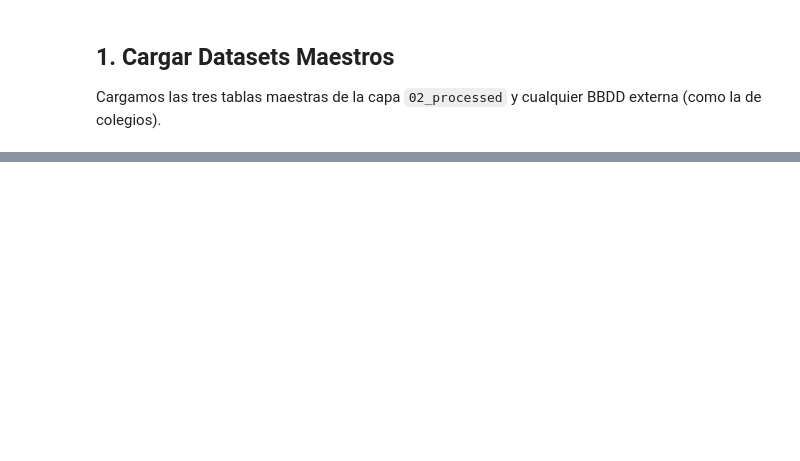
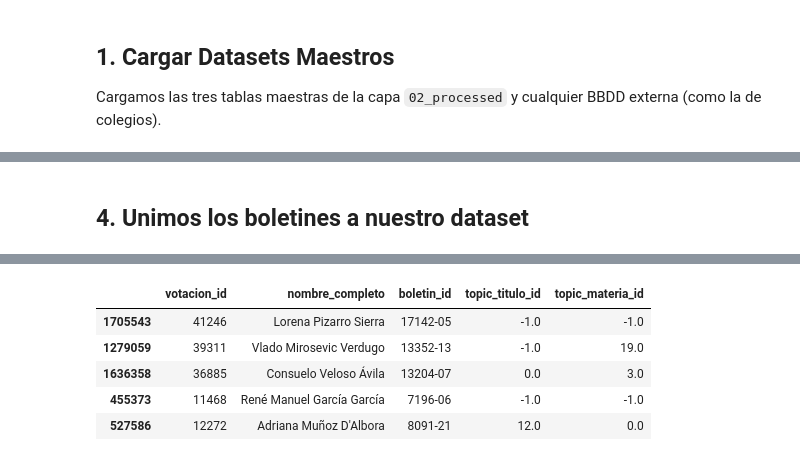
Before and after one commit to AngelBachler/Legislative-Voting-Behavior-Prediction-, a Jupyter notebook: notebooks/09_FeatureEngineering.ipynb, the cells around one changed output, grey strips where cells are left out. Saved outputs shown, nothing was run; the diff lists cells and outputs as text; code cells hidden in the pictures; blank space fills up the shorter version.

```diff
--- a/notebooks/09_FeatureEngineering.ipynb
+++ b/notebooks/09_FeatureEngineering.ipynb
@@ -203,0 +315,15 @@ df_diputados_enriquecido['dependencia_colegio'].value_counts()
+# %% [markdown]
+## 4. Unimos los boletines a nuestro dataset
+# %%
+try:
+  df_analisis = pd.merge(
+      df,
+      df_boletines,
+      how="left",
+      on=['boletin_id']
+      )
+  logging.info("Dataset analítico creado")
+  display(df_analisis[['votacion_id', 'nombre_completo', 'boletin_id', 'topic_titulo_id', 'topic_materia_id']].sample(5))
+except KeyError:
+  logging.error("Dataset no creado")
+# %% [output]
@@ -203,0 +331,6 @@ df_diputados_enriquecido['dependencia_colegio'].value_counts()
+|  | votacion_id | nombre_completo | boletin_id | topic_titulo_id | topic_materia_id |
+| 1705543 | 41246 | Lorena Pizarro Sierra | 17142-05 | -1.0 | -1.0 |
+| 1279059 | 39311 | Vlado Mirosevic Verdugo | 13352-13 | -1.0 | 19.0 |
+| 1636358 | 36885 | Consuelo Veloso Ávila | 13204-07 | 0.0 | 3.0 |
+| 455373 | 11468 | René Manuel García García | 7196-06 | -1.0 | -1.0 |
+| 527586 | 12272 | Adriana Muñoz D'Albora | 8091-21 | 12.0 | 0.0 |
```
Also changed, not shown: parts of 20 cells of this notebook, 4 other files.
